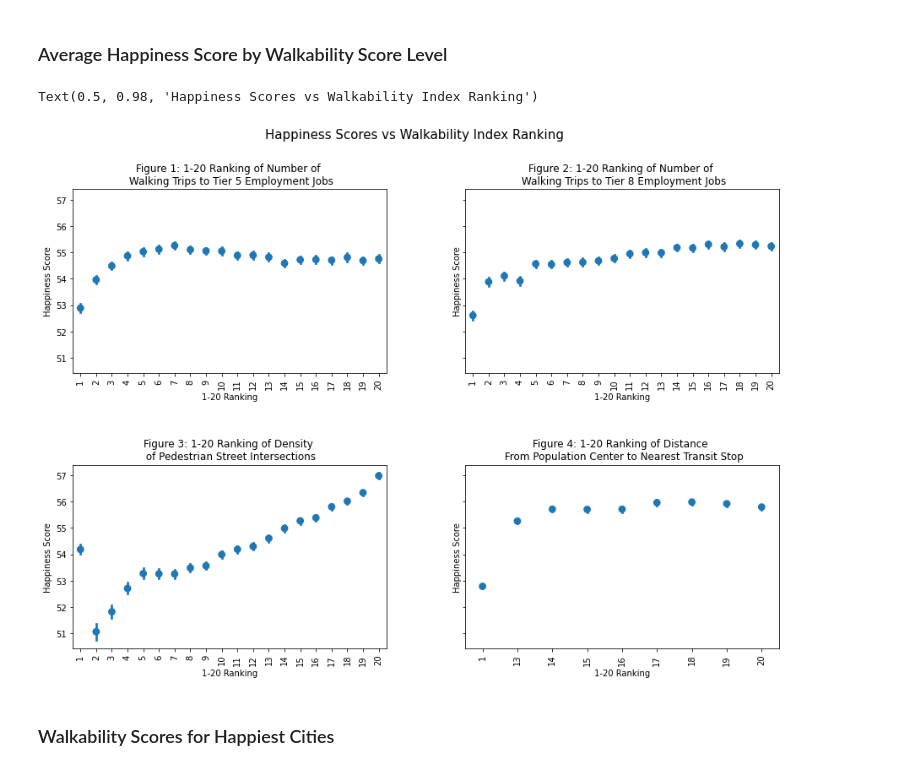
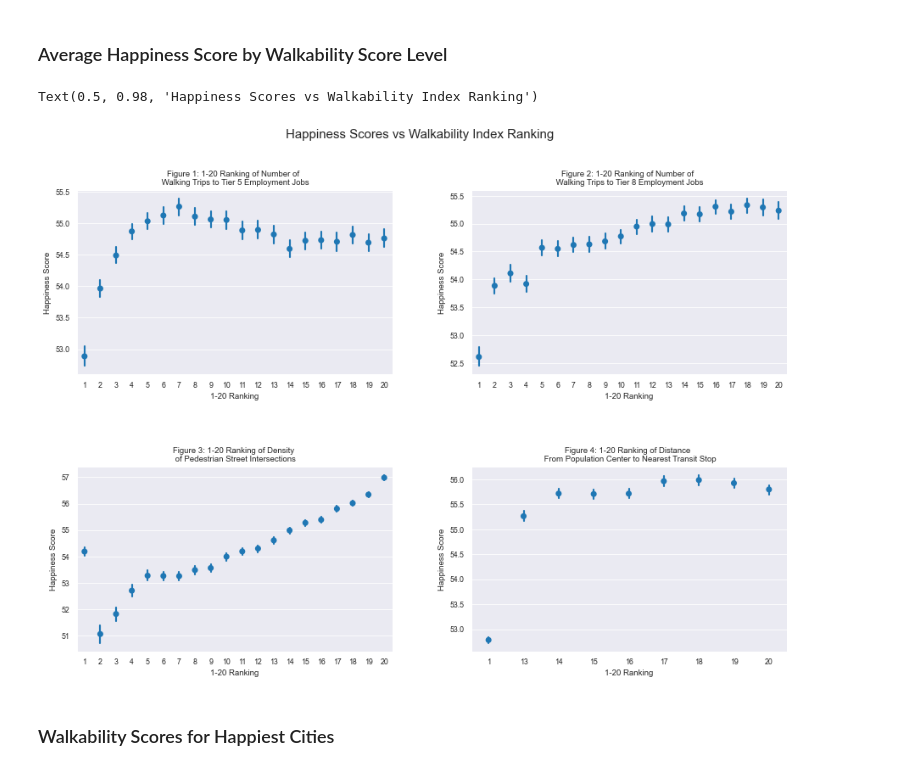
Before and after one commit to haleyej/330_final_project, a Jupyter notebook: process_data.ipynb, the cells around one changed output. Cells and saved outputs as stored; diff of their text form; code cells hidden in the pictures.

```diff
--- a/process_data.ipynb
+++ b/process_data.ipynb
@@ -9,5 +9,9 @@ import numpy as np
 import seaborn as sns
 import matplotlib.pyplot as plt
 import os
+# %%
+sns.set_style("darkgrid")
+sns.color_palette("husl", 9)
+sns.set_context("paper")
 # %% [markdown]
 <h2>Manipulate Happiness Data</h2>
@@ -76,5 +39,0 @@ def calc_pct_protect(s):
-# %%
-locations_df['PCT_protected'] = locations_df.apply(calc_pct_protect, axis = 1)
-
-locations_df['PCT_water'] = locations_df['Ac_Water'] / locations_df['Ac_Total']
-locations_df['pct_D5AR'] = locations_df['D5AR'] / locations_df['CBSA_POP']
@@ -329,28 +290,28 @@ Text(0.5, 0.98, 'Walkability Index vs Happiness Score Components')
 # %% [markdown]
 <h3>Average Happiness Score by Walkability Score Level</h3>
 # %%
-fig, axes = plt.subplots(2, 2, sharey= True)
+fig, axes = plt.subplots(2, 2)
 fig.set_size_inches(15, 10)
 fig.subplots_adjust(hspace=0.5, wspace = 0.25)
 
 targets = ['D2A_Ranked', 'D2B_Ranked', 'D3B_Ranked', 'D4A_Ranked']
 
 for i, ax in enumerate(axes.flatten()):
     g = sns.pointplot(x = targets[i], y = 'Total Score', data = matches, join = False, ax = ax)
-    g.set_xticklabels(g.get_xticklabels(), rotation = 90)
+    g.set_xticklabels(g.get_xticklabels())
     g.set_xlabel(xlabel = '1-20 Ranking')
     g.set_ylabel('Happiness Score')
 
 # set titles
 axes[0][0].set_title('Figure 1: 1-20 Ranking of Number of \n Walking Trips to Tier 5 Employment Jobs')
 axes[0][1].set_title('Figure 2: 1-20 Ranking of Number of \n Walking Trips to Tier 8 Employment Jobs')
 axes[1][0].set_title('Figure 3: 1-20 Ranking of Density \n of Pedestrian Street Intersections')
 axes[1][1].set_title('Figure 4: 1-20 Ranking of Distance \n From Population Center to Nearest Transit Stop')
 
 fig.suptitle("Happiness Scores vs Walkability Index Ranking", fontsize = 15)
 # %% [output]
 Text(0.5, 0.98, 'Happiness Scores vs Walkability Index Ranking')
-[figure, old version]
+[figure, new version]
 # %% [markdown]
 <h3>Walkability Scores for Happiest Cities</h3>
 # %%
```
Also changed, not shown: parts of 14 cells of this notebook.
